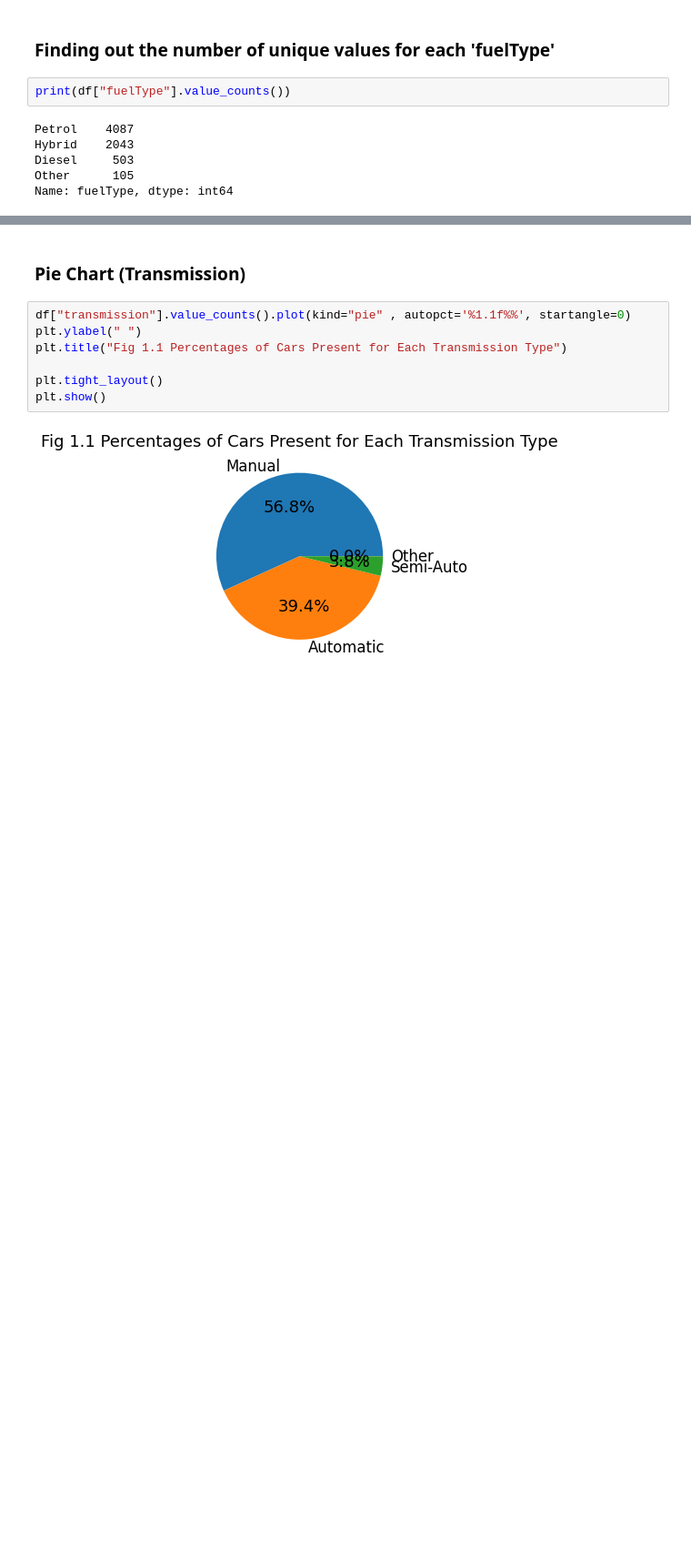
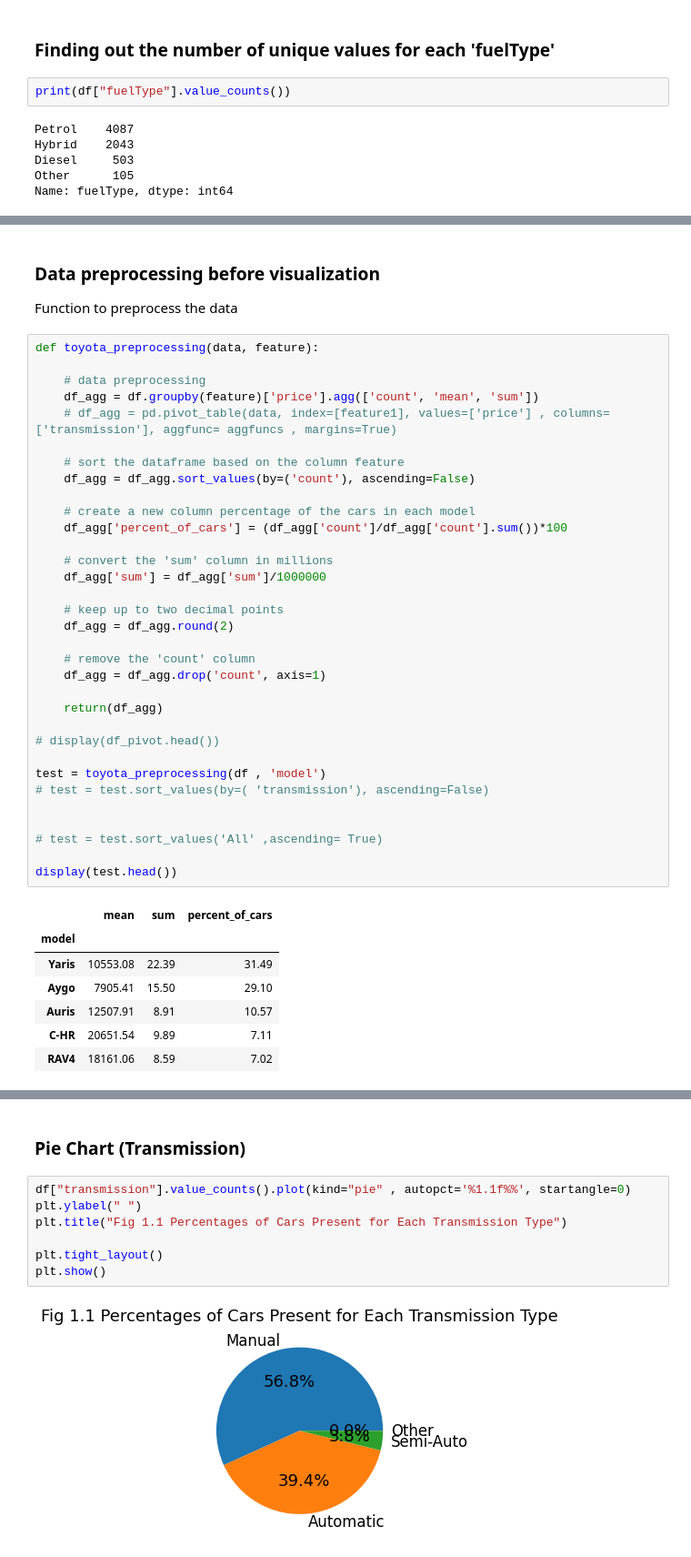
Before and after one commit to Mahsab009/Toyota_Used_Car_Analysis, a Jupyter notebook: Toyota_Used_Car_EDA.ipynb, the cells around one changed output, grey strips where cells are left out. Shown at 91% size. Cells and saved outputs as stored; diff of their text form; blank space fills up the shorter version.

```diff
--- a/Toyota_Used_Car_EDA.ipynb
+++ b/Toyota_Used_Car_EDA.ipynb
@@ -151,0 +181,45 @@ Name: fuelType, dtype: int64
+# %% [markdown]
+### Data preprocessing before visualization
+
+Function to preprocess the data
+# %%
+def toyota_preprocessing(data, feature):
+
+    # data preprocessing
+    df_agg = df.groupby(feature)['price'].agg(['count', 'mean', 'sum'])
+    # df_agg = pd.pivot_table(data, index=[feature1], values=['price'] , columns= ['transmission'], aggfunc= aggfuncs , margins=True)
+
+    # sort the dataframe based on the column feature
+    df_agg = df_agg.sort_values(by=('count'), ascending=False)
+
+    # create a new column percentage of the cars in each model
+    df_agg['percent_of_cars'] = (df_agg['count']/df_agg['count'].sum())*100
+
+    # convert the 'sum' column in millions
+    df_agg['sum'] = df_agg['sum']/1000000
+
+    # keep up to two decimal points
+    df_agg = df_agg.round(2)
+
+    # remove the 'count' column
+    df_agg = df_agg.drop('count', axis=1)
+
+    return(df_agg)
+
+# display(df_pivot.head())
+
+test = toyota_preprocessing(df , 'model')
+# test = test.sort_values(by=( 'transmission'), ascending=False)
+
+
+# test = test.sort_values('All' ,ascending= True)
+
+display(test.head())
+# %% [output]
+|  | mean | sum | percent_of_cars |
+| model |  |  |  |
+| Yaris | 10553.08 | 22.39 | 31.49 |
+| Aygo | 7905.41 | 15.50 | 29.10 |
+| Auris | 12507.91 | 8.91 | 10.57 |
+| C-HR | 20651.54 | 9.89 | 7.11 |
+| RAV4 | 18161.06 | 8.59 | 7.02 |
```
Also changed, not shown: parts of 13 cells of this notebook.
